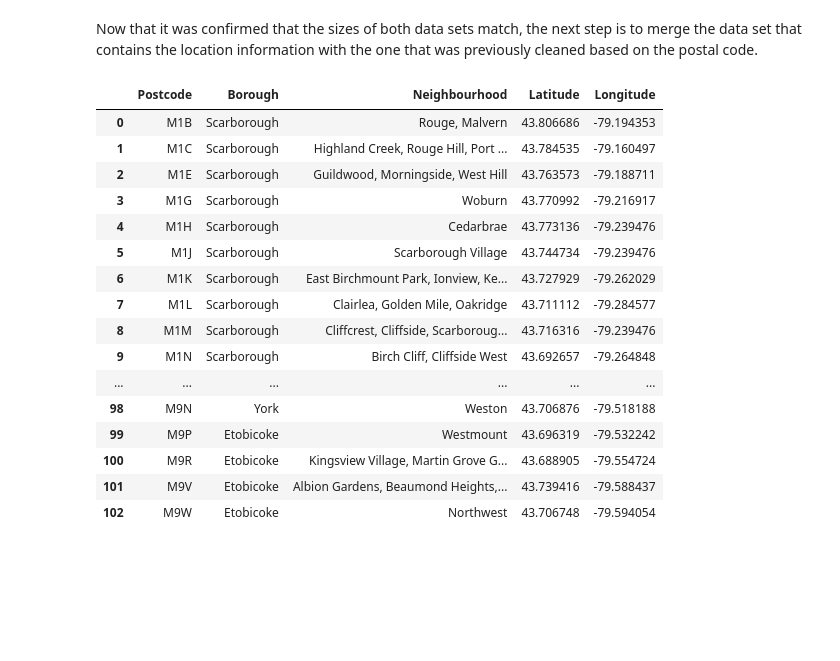
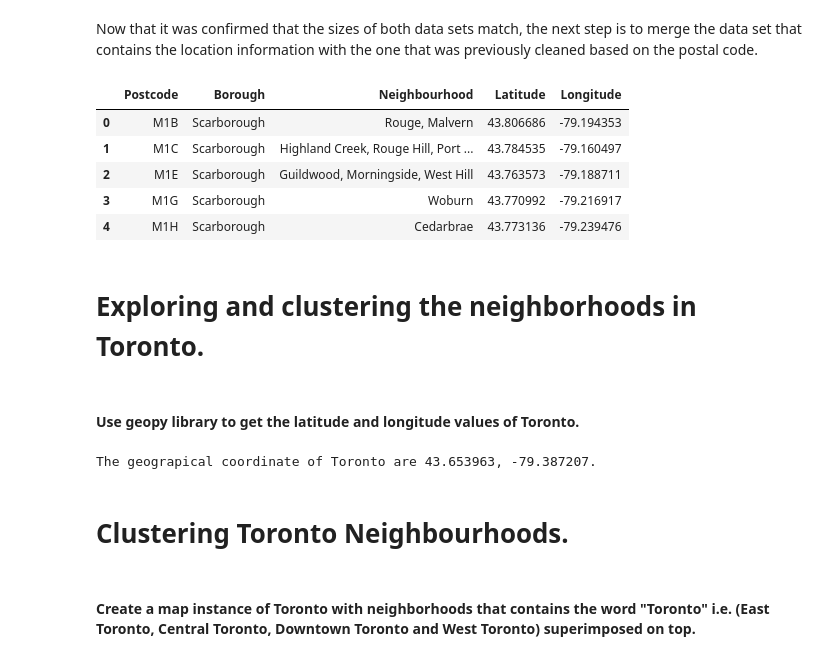
Before and after one commit to JAndresHJ/Coursera_Capstone, a Jupyter notebook: Segmenting and Clustering Neighborhoods in Toronto.ipynb, the cells around one changed output. Cells and saved outputs as stored; diff of their text form; code cells hidden in the pictures; blank space fills up the shorter version.

Commit message:
Exploration and clustering the neighborhoods in the city of Toronto.

```diff
--- a/Segmenting and Clustering Neighborhoods in Toronto.ipynb
+++ b/Segmenting and Clustering Neighborhoods in Toronto.ipynb
@@ -143,23 +152,29 @@ This new dataframe consists of 103 rows and 3 columns
 Now that it was confirmed that the sizes of both data sets match, the next step is to merge the data set that contains the location information with the one that was previously cleaned based on the postal code.
 # %%
 df_geo.rename(index=str, columns={"Postal Code": "Postcode"}, inplace=True)
-df_merge_col = pd.merge(df, df_geo, on='Postcode')
-df_merge_col
+df_geo_merge = pd.merge(df, df_geo, on='Postcode')
+df_geo_merge.head()
 # %% [output]
 |  | Postcode | Borough | Neighbourhood | Latitude | Longitude |
 | 0 | M1B | Scarborough | Rouge, Malvern | 43.806686 | -79.194353 |
 | 1 | M1C | Scarborough | Highland Creek, Rouge Hill, Port ... | 43.784535 | -79.160497 |
 | 2 | M1E | Scarborough | Guildwood, Morningside, West Hill | 43.763573 | -79.188711 |
 | 3 | M1G | Scarborough | Woburn | 43.770992 | -79.216917 |
 | 4 | M1H | Scarborough | Cedarbrae | 43.773136 | -79.239476 |
-| 5 | M1J | Scarborough | Scarborough Village | 43.744734 | -79.239476 |
-| 6 | M1K | Scarborough | East Birchmount Park, Ionview, Ke... | 43.727929 | -79.262029 |
-| 7 | M1L | Scarborough | Clairlea, Golden Mile, Oakridge | 43.711112 | -79.284577 |
-| 8 | M1M | Scarborough | Cliffcrest, Cliffside, Scarboroug... | 43.716316 | -79.239476 |
-| 9 | M1N | Scarborough | Birch Cliff, Cliffside West | 43.692657 | -79.264848 |
-| ... | ... | ... | ... | ... | ... |
-| 98 | M9N | York | Weston | 43.706876 | -79.518188 |
-| 99 | M9P | Etobicoke | Westmount | 43.696319 | -79.532242 |
-| 100 | M9R | Etobicoke | Kingsview Village, Martin Grove G... | 43.688905 | -79.554724 |
-| 101 | M9V | Etobicoke | Albion Gardens, Beaumond Heights,... | 43.739416 | -79.588437 |
-| 102 | M9W | Etobicoke | Northwest | 43.706748 | -79.594054 |
+# %% [markdown]
+<h1> Exploring and clustering the neighborhoods in Toronto. </h1>
+# %% [markdown]
+#### Use geopy library to get the latitude and longitude values of Toronto.
+# %%
+address = 'Toronto, Canada'
+geolocator = Nominatim(user_agent="ny_explorer")
+location = geolocator.geocode(address)
+latitude = location.latitude
+longitude = location.longitude
+print('The geograpical coordinate of Toronto are {}, {}.'.format(latitude, longitude))
+# %% [output]
+The geograpical coordinate of Toronto are 43.653963, -79.387207.
+# %% [markdown]
+<h1> Clustering Toronto Neighbourhoods. </h1>
+# %% [markdown]
+#### Create a map instance of Toronto with neighborhoods that contains the word "Toronto" i.e. (East Toronto, Central Toronto, Downtown Toronto and West Toronto) superimposed on top.
```
Also changed, not shown: parts of 44 cells of this notebook.
